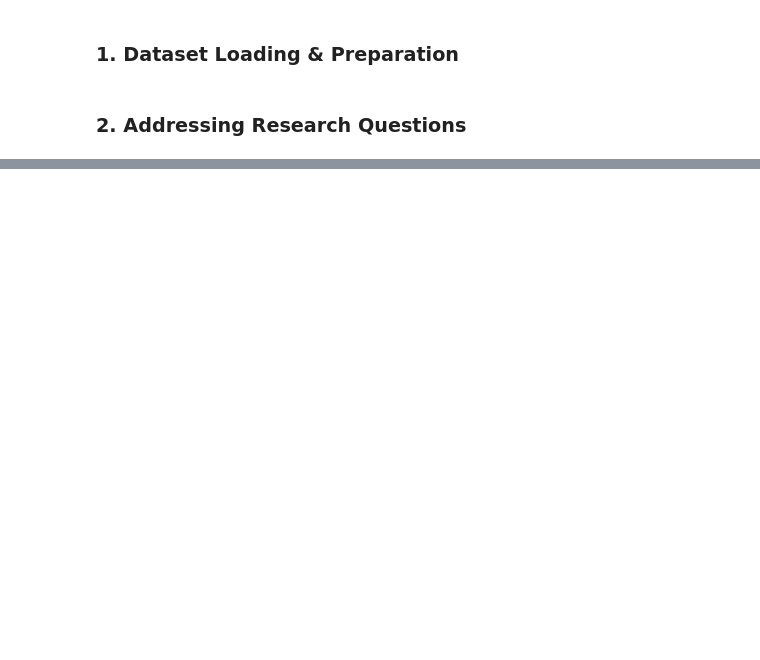
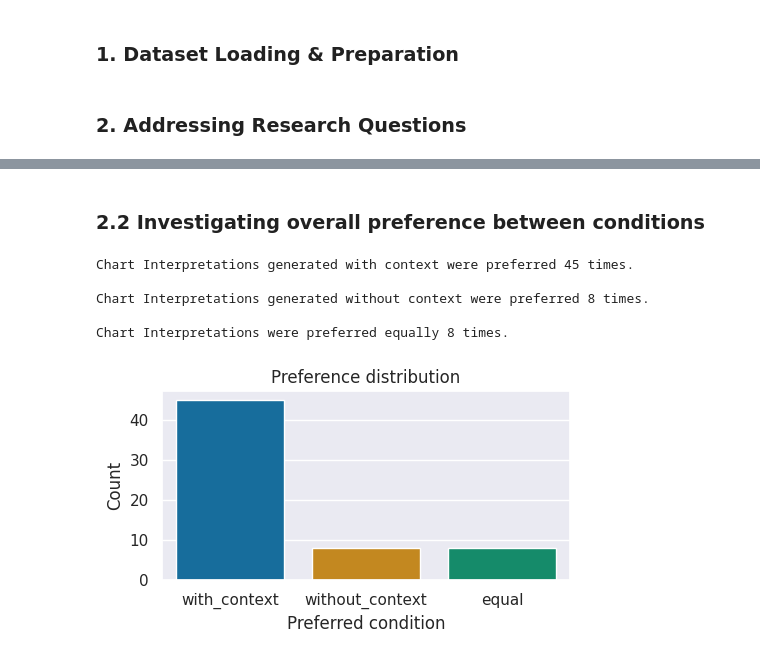
Before and after one commit to lazarmarek/UvA-Thesis, a Jupyter notebook: data_analysis.ipynb, the cells around one changed output, grey strips where cells are left out. Drawn from its saved outputs; the diff is of its cells as text; code cells hidden in the pictures; blank space fills up the shorter version.

```diff
--- a/data_analysis.ipynb
+++ b/data_analysis.ipynb
@@ -66,0 +155,25 @@ long_df['preference'] = long_df['preference'].map({
+# %% [markdown]
+### 2.2 Investigating overall preference between conditions
+# %%
+### --- Visualizing the Preference Distribution ---
+preference_df = df.drop_duplicates("item_index")
+counts = preference_df['preference'].value_counts()
+
+plt.figure(figsize=(5,3))
+sns.countplot(data=preference_df, x="preference",
+              order=["with_context","without_context","equal"], hue="preference")
+plt.xlabel("Preferred condition")
+plt.ylabel("Count")
+plt.title("Preference distribution")
+plt.tight_layout()
+
+print(f"\nChart Interpretations generated with context were preferred {counts.get('with_context', 0)} times.")
+print(f"\nChart Interpretations generated without context were preferred {counts.get('without_context', 0)} times.")
+print(f"\nChart Interpretations were preferred equally {counts.get('equal', 0)} times.")
+# %% [output]
+Chart Interpretations generated with context were preferred 45 times.
+
+Chart Interpretations generated without context were preferred 8 times.
+
+Chart Interpretations were preferred equally 8 times.
+[figure, added]
```
Also changed, not shown: parts of 18 cells of this notebook.
